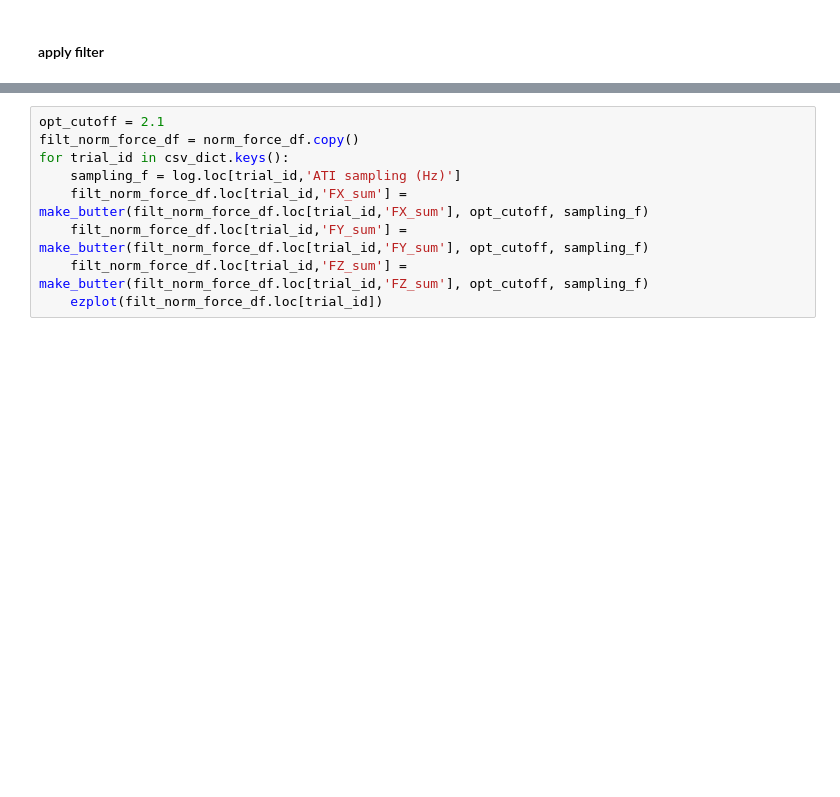
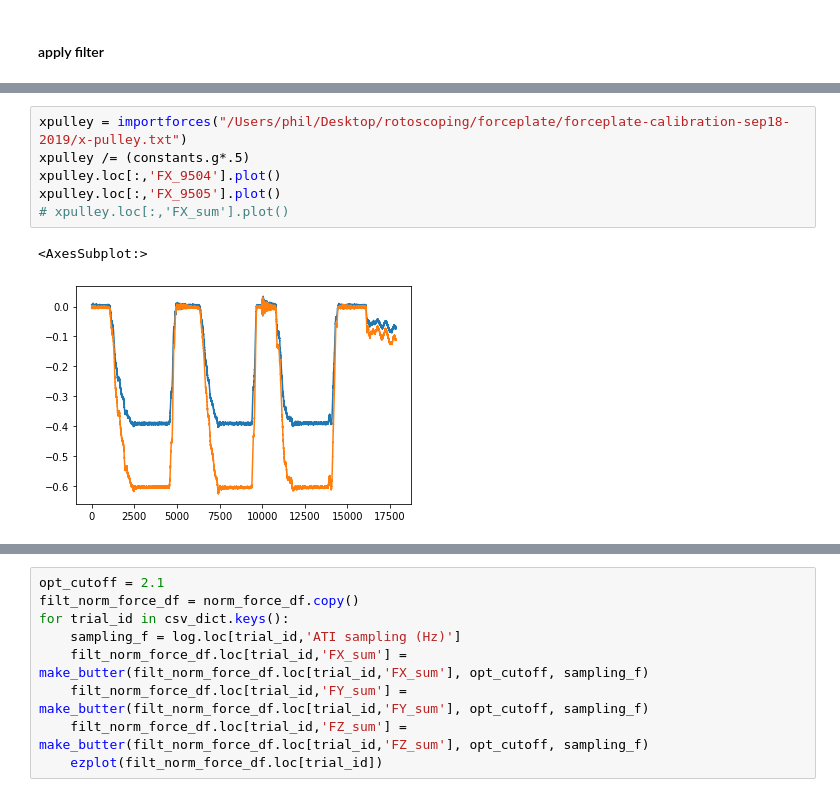
Before and after one commit to popscallion/possumpolish, a Jupyter notebook: externalMoments.ipynb, the cells around one changed output, grey strips where cells are left out. Drawn from its saved outputs; the diff is of its cells as text; blank space fills up the shorter version.

```diff
--- a/externalMoments.ipynb
+++ b/externalMoments.ipynb
@@ -167,0 +229,9 @@ for trial in csv_dict.keys():
+# %%
+xpulley = importforces("/Users/phil/Desktop/rotoscoping/forceplate/forceplate-calibration-sep18-2019/x-pulley.txt")
+xpulley /= (constants.g*.5)
+xpulley.loc[:,'FX_9504'].plot()
+xpulley.loc[:,'FX_9505'].plot()
+# xpulley.loc[:,'FX_sum'].plot()
+# %% [output]
+<AxesSubplot:>
+[figure, added]
```
Also changed, not shown: parts of 5 cells of this notebook, 30 other files.
